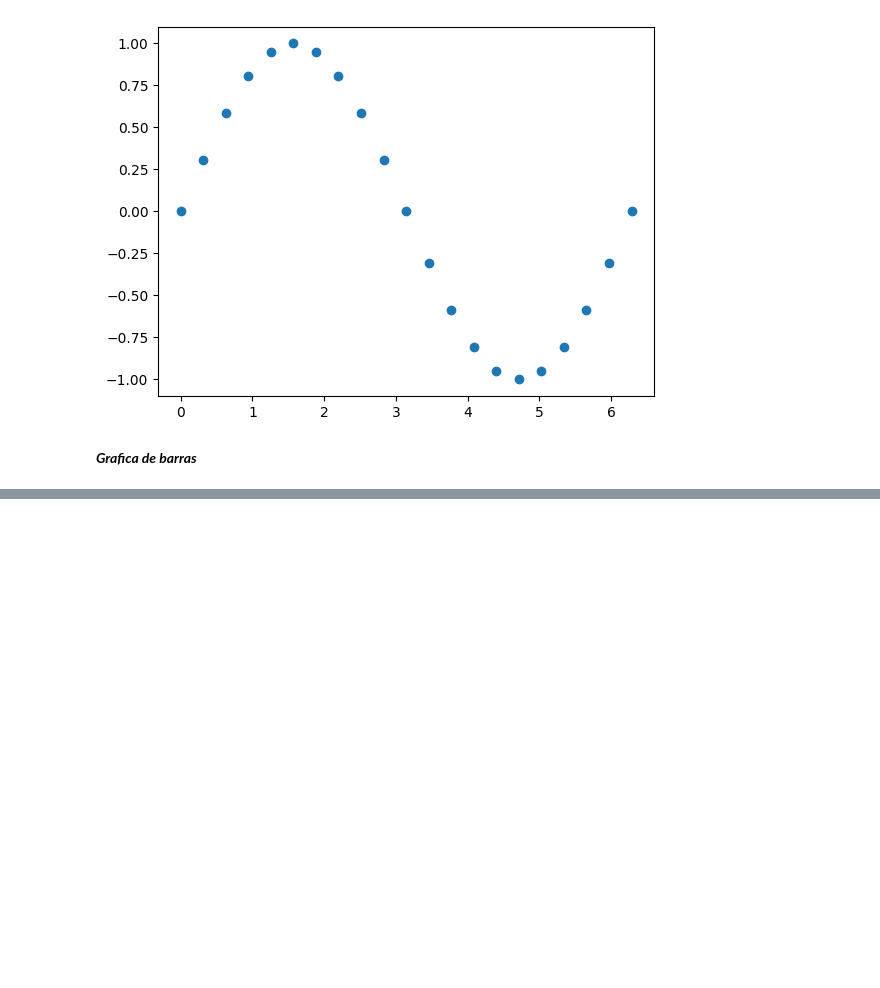
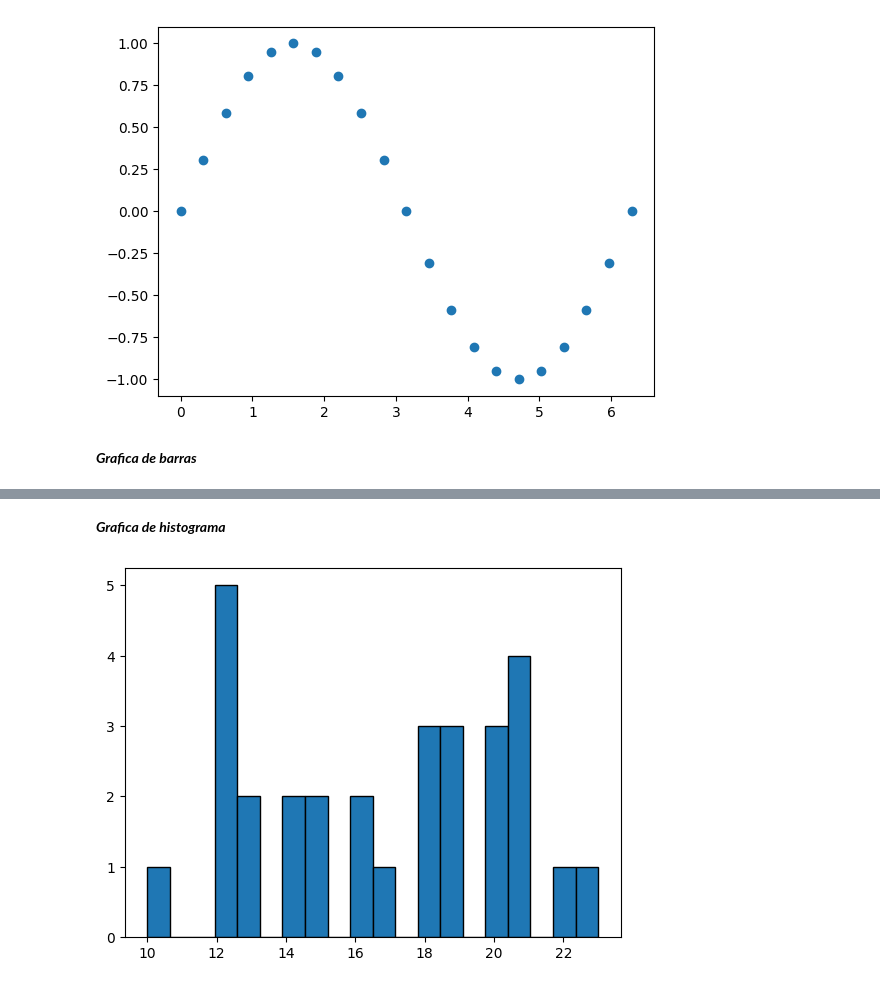
Before and after one commit to EndersonAs/reapaso, a Jupyter notebook: ejercicio_29_matplotlib.ipynb, the cells around one changed output, grey strips where cells are left out. Cells and saved outputs as stored; diff of their text form; code cells hidden in the pictures; blank space fills up the shorter version.

```diff
--- a/ejercicio_29_matplotlib.ipynb
+++ b/ejercicio_29_matplotlib.ipynb
@@ -79,0 +94,15 @@ plt.show()
+# %% [markdown]
+***Grafica de histograma***
+# %%
+import matplotlib.pyplot as plt
+
+edades = [
+    12,13,12,14,15,16,12,18,19,20,
+    21,21,10,20,19,18,16,17,15,14,
+    13,12,12,20,19,18,21,22,23,21
+]
+
+plt.hist(edades, bins=20, edgecolor="black")
+plt.show()
+# %% [output]
+[figure, added]
```
Also changed, not shown: parts of 10 cells of this notebook.
